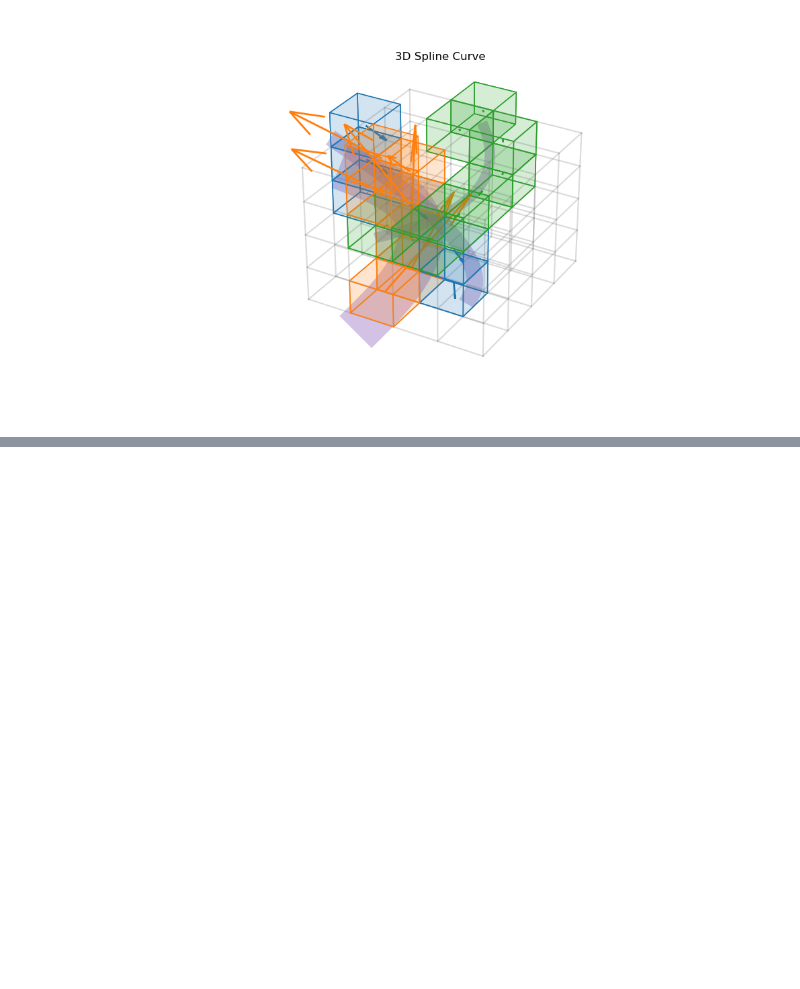
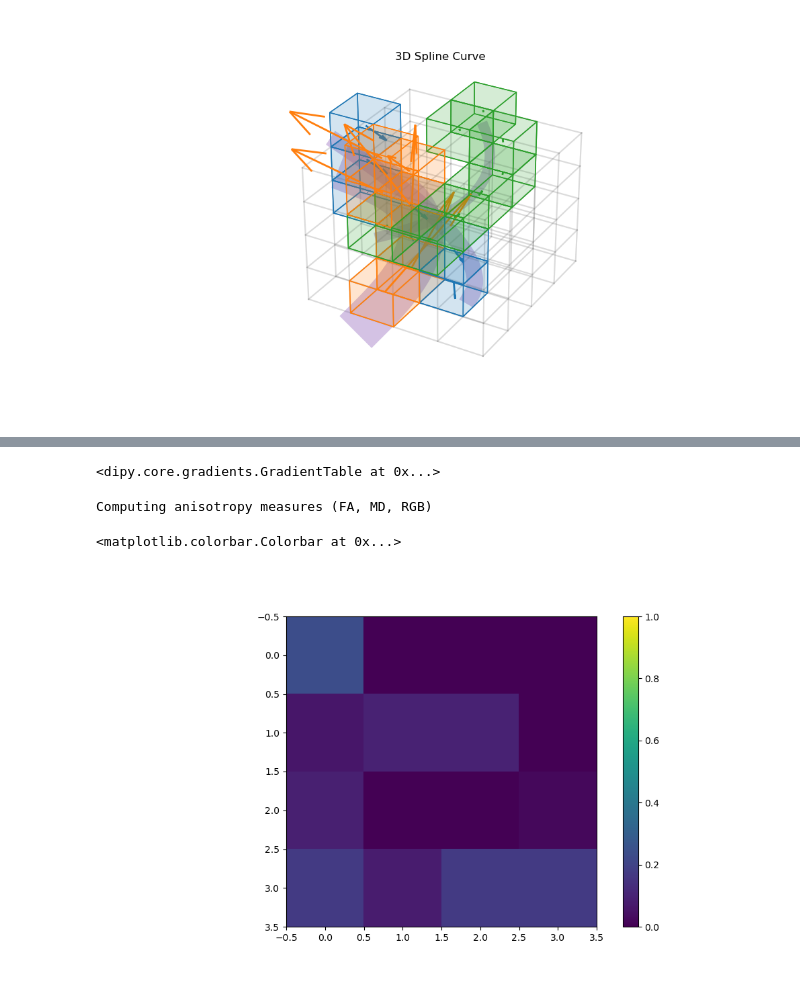
Before and after one commit to mackelab/dmri, a Jupyter notebook: notebooks/global_simulator/global_models.ipynb, the cells around one changed output, grey strips where cells are left out. Drawn from its saved outputs; the diff is of its cells as text; code cells hidden in the pictures; blank space fills up the shorter version.

Commit message:
global models kinda working

```diff
--- a/notebooks/global_simulator/global_models.ipynb
+++ b/notebooks/global_simulator/global_models.ipynb
@@ -137,0 +131,23 @@ plt.show()
+# %%
+import dipy.reconst.dti as dti
+import dipy
+import numpy as np
+
+# Init gtab
+gtab = dipy.core.gradients.gradient_table(bvals=bvals, bvecs=bvecs)
+gtab
+# %% [output]
+<dipy.core.gradients.GradientTable at 0x...>
+# %%
+tenmodel = dti.TensorModel(gtab)
+# %%
+tenfit = tenmodel.fit(signal)
+# %%
+print('Computing anisotropy measures (FA, MD, RGB)')
+from dipy.reconst.dti import fractional_anisotropy, color_fa
+
+FA = fractional_anisotropy(tenfit.evals)
+FA = np.clip(FA, 0, 1)
+RGB = color_fa(FA, tenfit.evecs)
+# %% [output]
+Computing anisotropy measures (FA, MD, RGB)
@@ -137,0 +156,7 @@ plt.show()
+# %%
+fig = plt.figure(figsize=(10, 6))
+plt.imshow(FA[:,:,3],vmin=0,vmax=1)
+plt.colorbar()
+# %% [output]
+<matplotlib.colorbar.Colorbar at 0x...>
+[figure, added]
```
Also changed, not shown: parts of 15 cells of this notebook, 5 other files.
